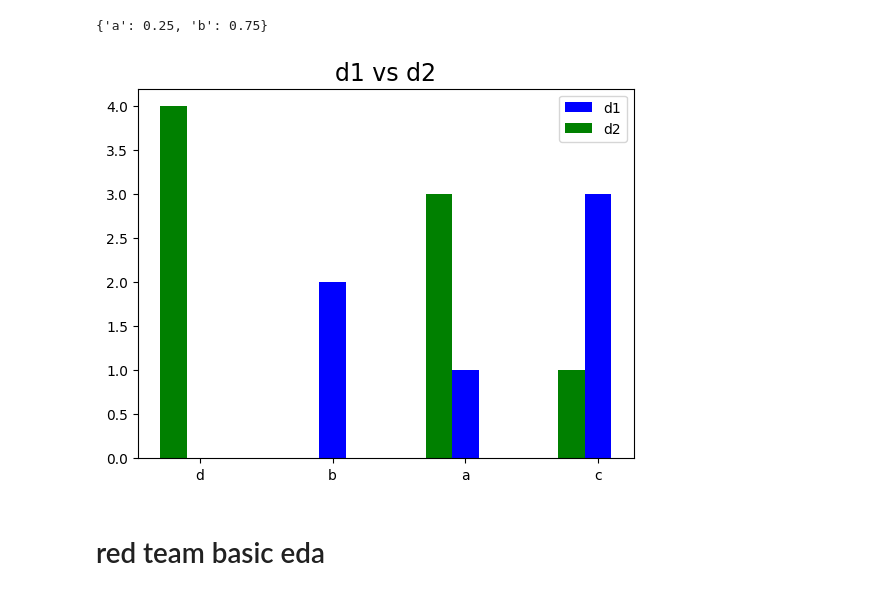
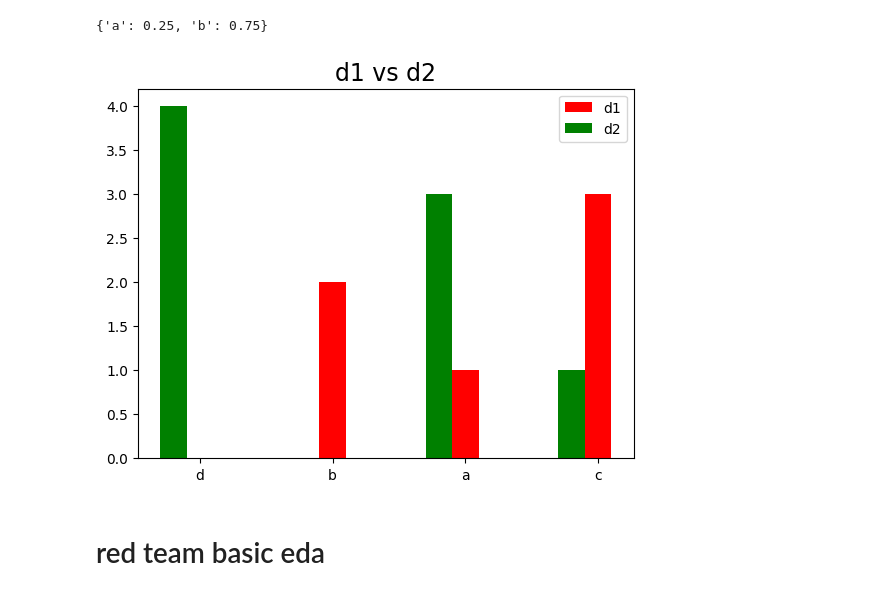
Before and after one commit to mariia-dream/lanl_data, a Jupyter notebook: lanl_basic_eda.ipynb, the cells around one changed output. Cells and saved outputs as stored; diff of their text form; code cells hidden in the pictures.

```diff
--- a/lanl_basic_eda.ipynb
+++ b/lanl_basic_eda.ipynb
@@ -87,28 +87,28 @@ normalize_dict({'a': 1, 'b': 3})
 # %%
 d1 = {'a': 1, 'b': 2, 'c': 3}
 d2 = {'a': 3, 'c': 1, 'd': 4}
 
 def align_plot_two_dicts(d1, d2, d1_name, d2_name, plot_title):
   # align with keys
   all_keys = set(d1.keys()).union(set(d2.keys()))
   full_d1 = dict()
   full_d2 = dict()
   for all_key in all_keys:
     full_d1[all_key] = d1.get(all_key, 0)
     full_d2[all_key] = d2.get(all_key, 0)
 
   X = np.arange(len(full_d1))
   ax = plt.subplot(111)
-  ax.bar(X, full_d1.values(), width=0.2, color='b', align='center')
+  ax.bar(X, full_d1.values(), width=0.2, color='r', align='center')
   ax.bar(X-0.2, full_d2.values(), width=0.2, color='g', align='center')
   ax.legend((d1_name, d2_name))
   plt.xticks(X, all_keys)
   plt.title(plot_title, fontsize=17)
   plt.show()
 
 align_plot_two_dicts(d1, d2, d1_name = 'd1', d2_name='d2', plot_title='d1 vs d2')
 # %% [output]
-[figure, old version]
+[figure, new version]
 # %% [markdown]
 # red team basic eda
 # %% [markdown]
```
Also changed, not shown: parts of 8 cells of this notebook.
